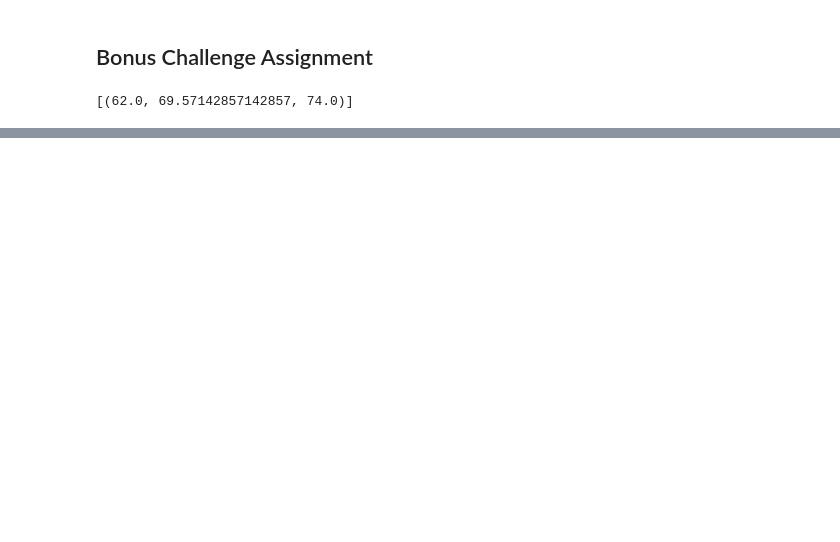
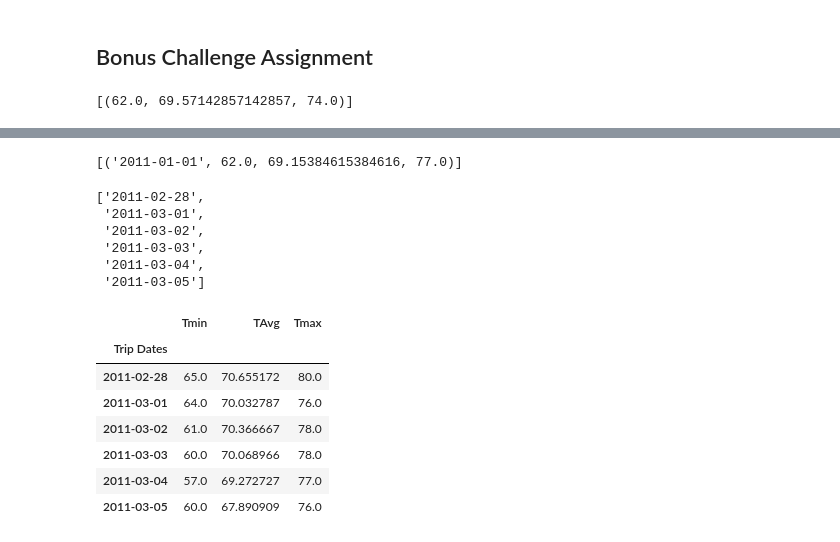
Before and after one commit to Neejos/sqlalchemy-challenge, a Jupyter notebook: climate_starter.ipynb, the cells around one changed output, grey strips where cells are left out. Saved outputs shown, nothing was run; the diff lists cells and outputs as text; code cells hidden in the pictures; blank space fills up the shorter version.

```diff
--- a/climate_starter.ipynb
+++ b/climate_starter.ipynb
@@ -245,18 +273,38 @@ def daily_normals(date):
 
     """
 
-    sel = [func.min(Measurement.tobs), func.avg(Measurement.tobs), func.max(Measurement.tobs)]
-    return session.query(*sel).filter(func.strftime("%m-%d", Measurement.date) == date).all()
+    sel = [Measurements.date,func.min(Measurements.tobs), func.avg(Measurements.tobs), func.max(Measurements.tobs)]
+    return session.query(*sel).filter(func.strftime("%m-%d", Measurements.date) == date).all()
 
 daily_normals("01-01")
+# %% [output]
+[('2011-01-01', 62.0, 69.15384615384616, 77.0)]
 # %%
 # calculate the daily normals for your trip
 # push each tuple of calculations into a list called `normals`
-
+from datetime import timedelta, date
 # Set the start and end date of the trip
-
+start_dt = date(2011, 2, 28)
+end_dt = date(2011, 3, 5)
 # Use the start and end date to create a range of dates
 
-# Stip off the year and save a list of %m-%d strings
 
-# Loop through the list of %m-%d strings and calculate the normals for each date
+def daterange(date1, date2):
+    for n in range(int ((date2 - date1).days)+1):
+        yield date1 + timedelta(n)
+
+
+trip_dates=[]
+year_trip_dates=[]
+for dt in daterange(start_dt, end_dt):
+    trip_dates.append(dt.strftime("%m-%d"))
+    year_trip_dates.append(dt.strftime("%Y-%m-%d"))# Stip off the year and save a list of %m-%d strings
+trip_dates
+year_trip_dates
+# %% [output]
+['2011-02-28',
+ '2011-03-01',
+ '2011-03-02',
+ '2011-03-03',
+ '2011-03-04',
+ '2011-03-05']
@@ -263,2 +325,15 @@ daily_normals("01-01")
 # %%
-# Load the previous query results into a Pandas DataFrame and add the `trip_dates` range as the `date` index
+# Load the previous query results into a Pandas DataFrame
+daily_normal=pd.DataFrame(info,columns=["Trip Dates","Tmin","TAvg","Tmax"])
+#add the `trip_dates` range as the `date` index
+daily_normal.set_index('Trip Dates',inplace=True)
+daily_normal.sort_index()
+# %% [output]
+|  | Tmin | TAvg | Tmax |
+| Trip Dates |  |  |  |
+| 2011-02-28 | 65.0 | 70.655172 | 80.0 |
+| 2011-03-01 | 64.0 | 70.032787 | 76.0 |
+| 2011-03-02 | 61.0 | 70.366667 | 78.0 |
+| 2011-03-03 | 60.0 | 70.068966 | 78.0 |
+| 2011-03-04 | 57.0 | 69.272727 | 77.0 |
+| 2011-03-05 | 60.0 | 67.890909 | 76.0 |
```
Also changed, not shown: parts of 15 cells of this notebook, 5 other files.
